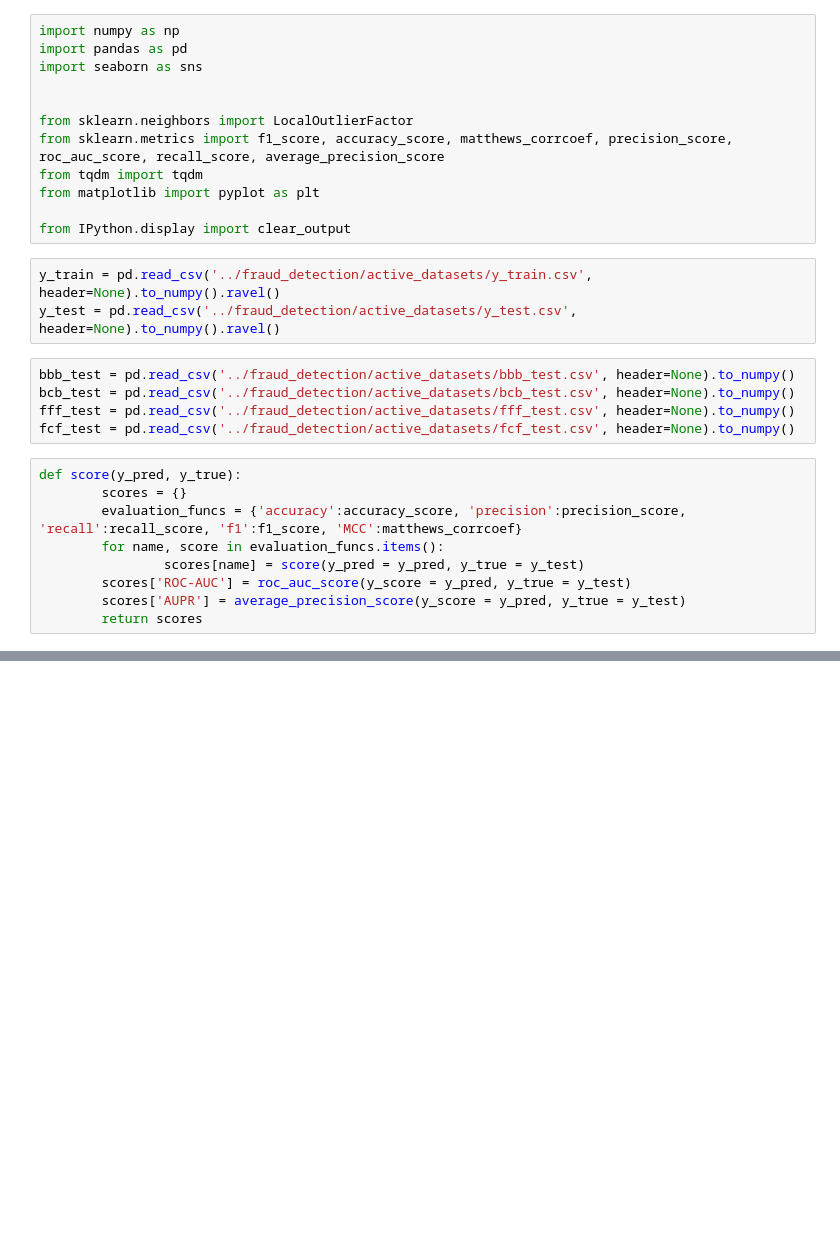
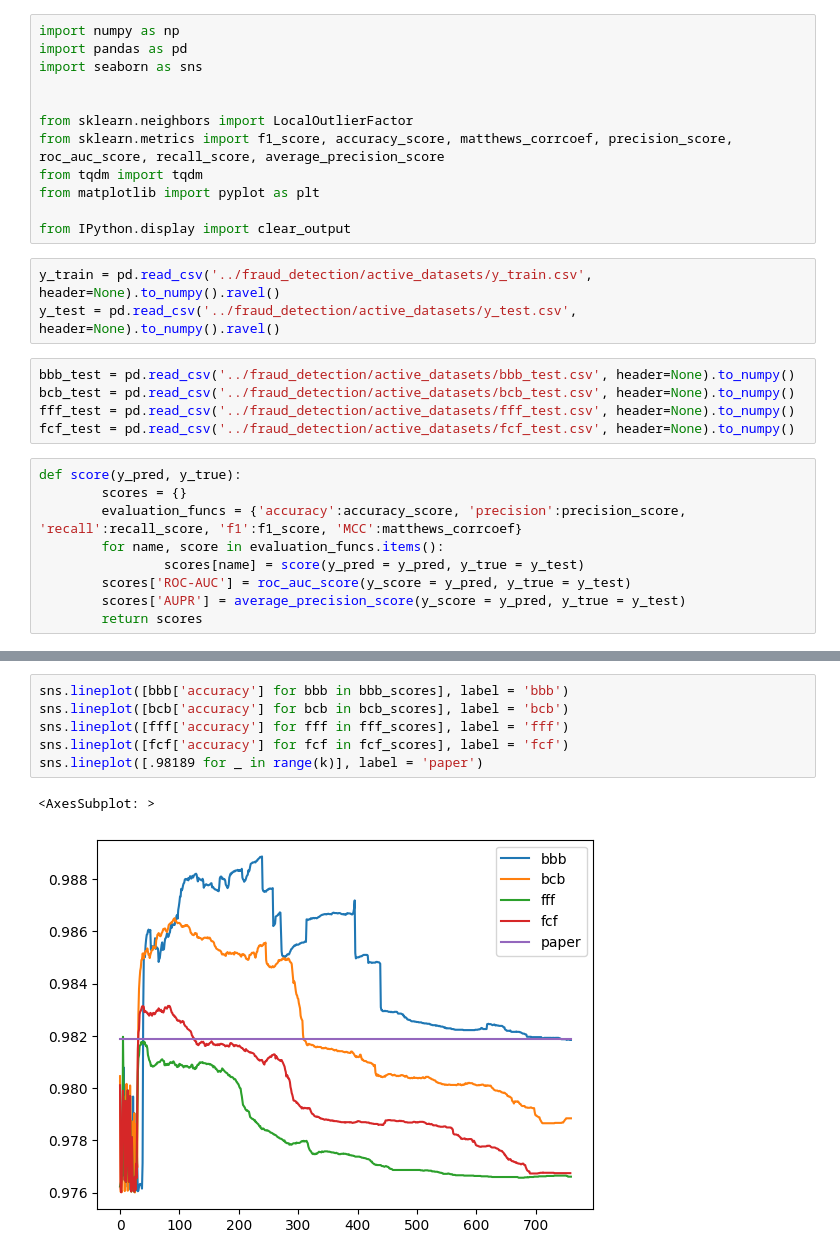
Before and after one commit to Mjh9122/fraud_detection, a Jupyter notebook: local_oultier_k_selection.ipynb, the cells around one changed output, grey strips where cells are left out. Cells and saved outputs as stored; diff of their text form; blank space fills up the shorter version.

```diff
--- a/local_oultier_k_selection.ipynb
+++ b/local_oultier_k_selection.ipynb
@@ -65,0 +67,9 @@ for k in tqdm(range(1, 1000)) :
+# %%
+sns.lineplot([bbb['accuracy'] for bbb in bbb_scores], label = 'bbb')
+sns.lineplot([bcb['accuracy'] for bcb in bcb_scores], label = 'bcb')
+sns.lineplot([fff['accuracy'] for fff in fff_scores], label = 'fff')
+sns.lineplot([fcf['accuracy'] for fcf in fcf_scores], label = 'fcf')
+sns.lineplot([.98189 for _ in range(k)], label = 'paper')
+# %% [output]
+<AxesSubplot: >
+[figure, added]
```
Also changed, not shown: parts of 6 cells of this notebook.
